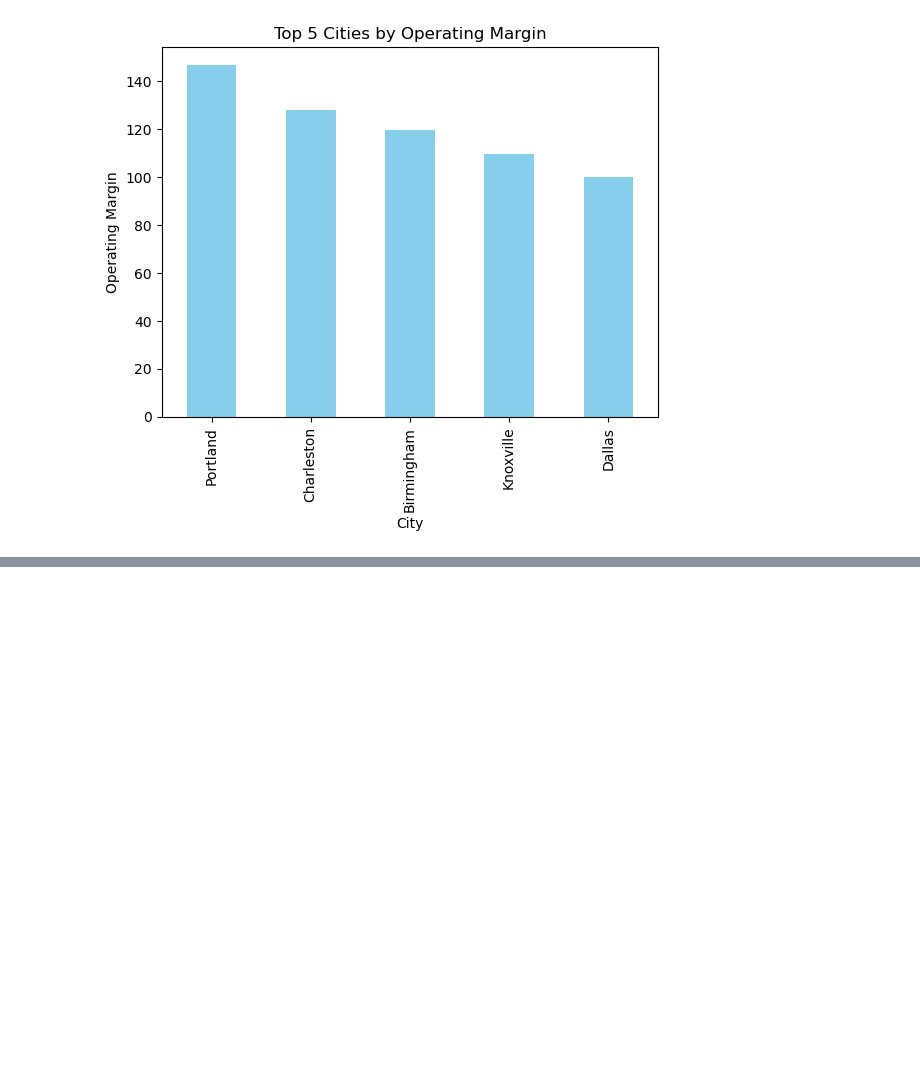
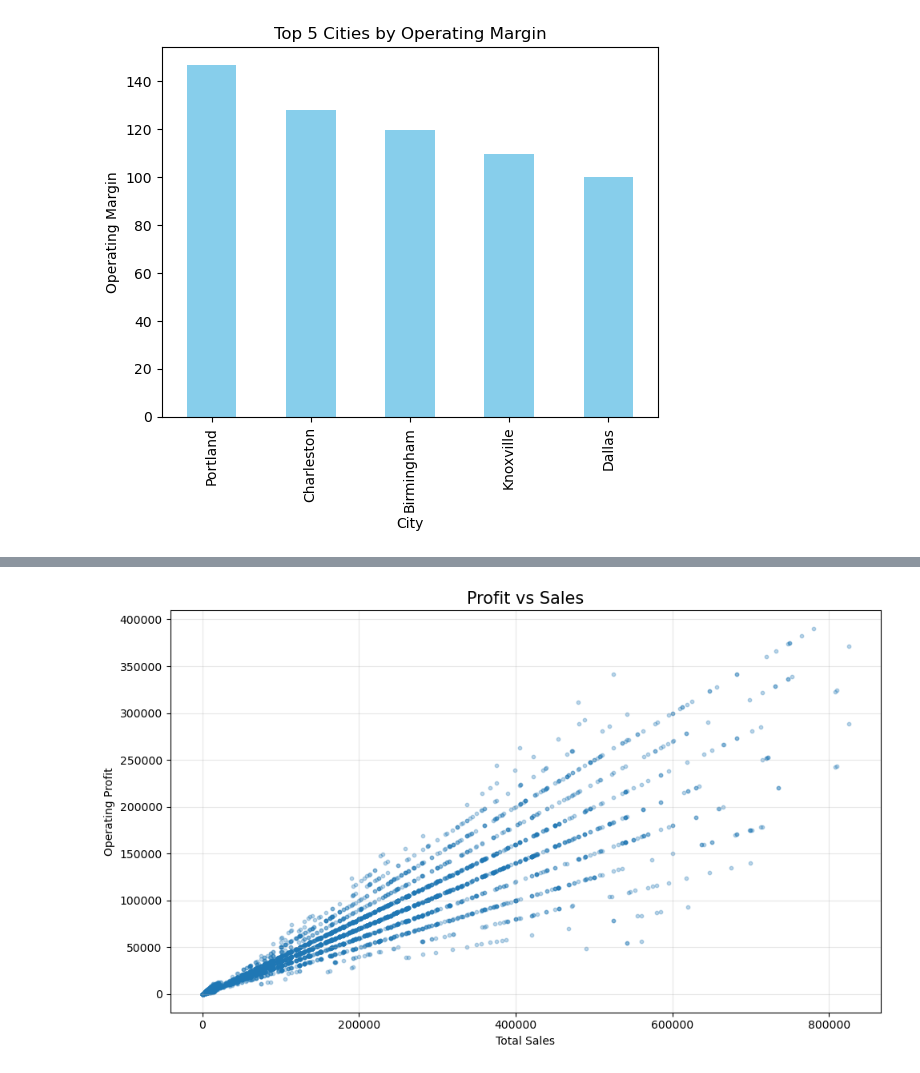
Before and after one commit to MahmoudFathy1014/Python_Eng_Mazen1, a Jupyter notebook: Python For Data Analysis.ipynb, the cells around one changed output, grey strips where cells are left out. Saved outputs shown, nothing was run; the diff lists cells and outputs as text; code cells hidden in the pictures; blank space fills up the shorter version.

```diff
--- a/Python For Data Analysis.ipynb
+++ b/Python For Data Analysis.ipynb
@@ -135,0 +139,18 @@ plt.show()
+# %%
+plt.figure(figsize=(10,6))
+
+plt.scatter(
+    df["Total Sales"],
+    df["Operating Profit"],
+    s=10,
+    alpha=0.3
+)
+
+plt.title("Profit vs Sales", fontsize=15)
+plt.xlabel("Total Sales")
+plt.ylabel("Operating Profit")
+plt.grid(True, alpha=0.3)
+plt.tight_layout()
+plt.show()
+# %% [output]
+[figure, added]
```
Also changed, not shown: parts of 8 cells of this notebook.
